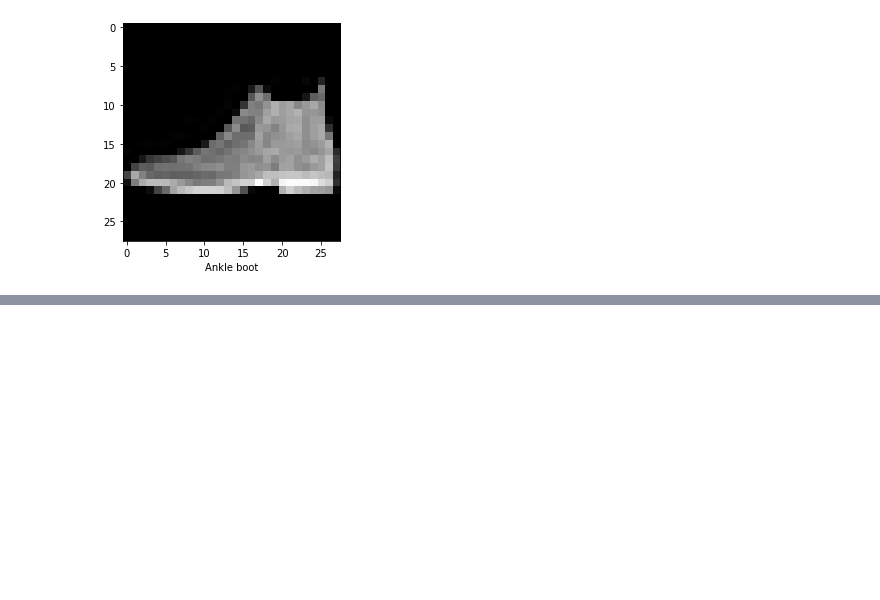
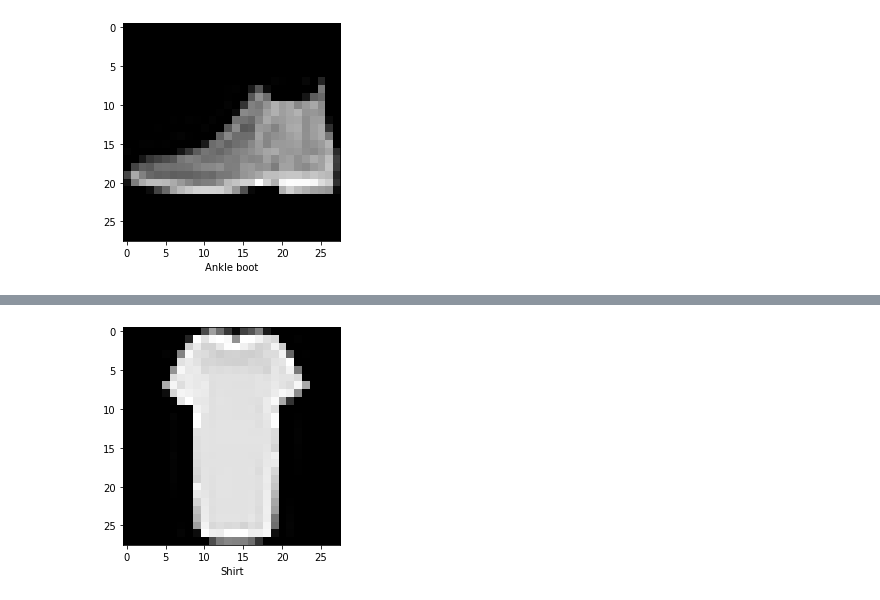
Before and after one commit to estuardozapeta/Statistical-Learning-I-Tarea-5, a Jupyter notebook: Tarea-5.ipynb, the cells around one changed output, grey strips where cells are left out. Drawn from its saved outputs; the diff is of its cells as text; code cells hidden in the pictures; blank space fills up the shorter version.

```diff
--- a/Tarea-5.ipynb
+++ b/Tarea-5.ipynb
@@ -194,0 +213,4 @@ test(Weight, Bias, test_images[0])
+# %%
+test(Weight, Bias, test_images[200])
+# %% [output]
+[figure, added]
```
Also changed, not shown: parts of 29 cells of this notebook.
